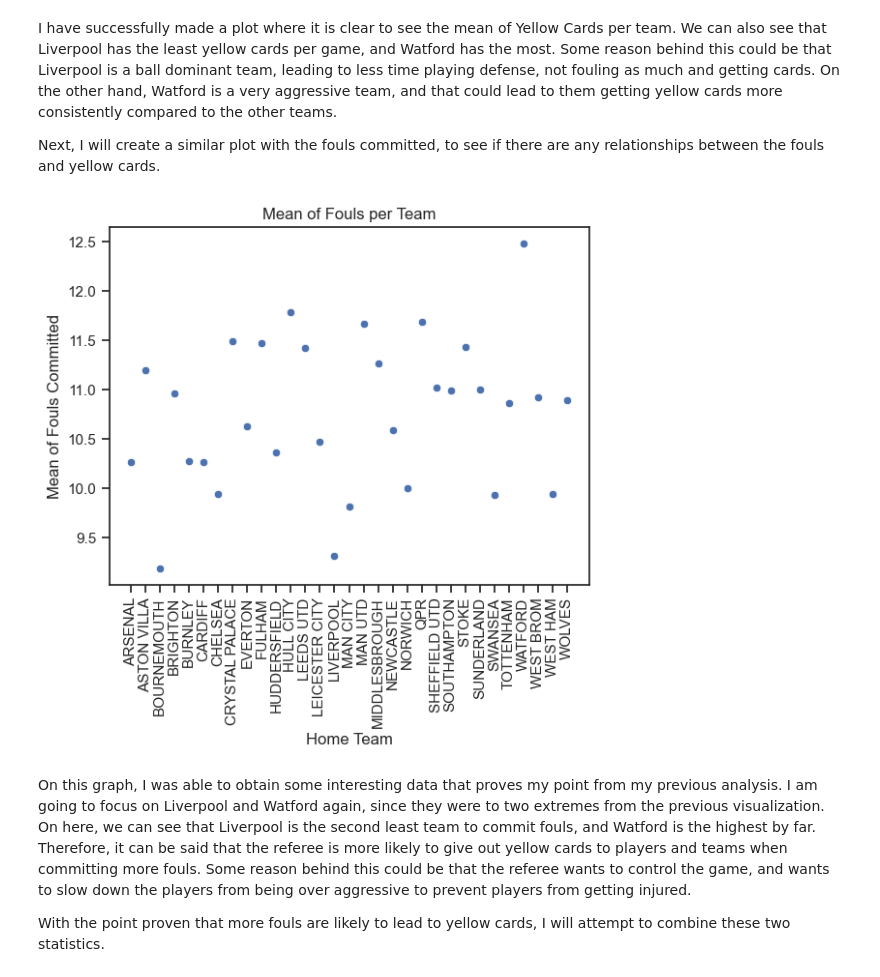
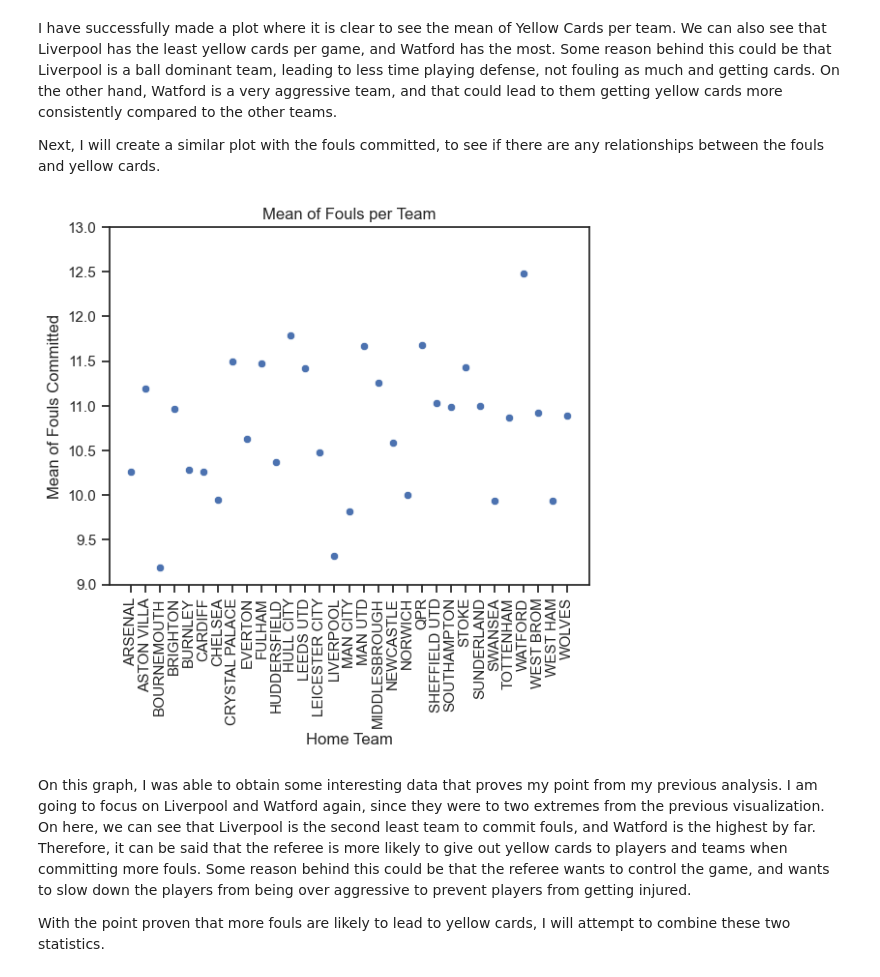
Before and after one commit to ubco-W2022T2-data301/Group14, a Jupyter notebook: analysis/analysis3.ipynb, the cells around one changed output. Saved outputs shown, nothing was run; the diff lists cells and outputs as text; code cells hidden in the pictures.

```diff
--- a/analysis/analysis3.ipynb
+++ b/analysis/analysis3.ipynb
@@ -245,16 +245,16 @@ Next, I will create a similar plot with the fouls committed, to see if there are
 # %%
 mean_team_Fouls = df_subset.groupby('Home Team')['Home Team Fouls'].mean()
 mean_team_Fouls_df = mean_team_Fouls.to_frame().reset_index()
 mean_team_Fouls_df.columns=["Home Team", "mean"]
 sns.scatterplot(x='Home Team', y='mean', data=mean_team_Fouls_df)
 plt.xticks(rotation=90)
 plt.title("Mean of Fouls per Team")
 plt.xlabel("Home Team")
 plt.ylabel("Mean of Fouls Committed")
-#plt.ylim([9,13])
+plt.ylim([9,13])
 plt.show()
 # %% [output]
-[figure, old version]
+[figure, new version]
 # %% [markdown]
 On this graph, I was able to obtain some interesting data that proves my point from my previous analysis. I am going to focus on Liverpool and Watford again, since they were to two extremes from the previous visualization. On here, we can see that Liverpool is the second least team to commit fouls, and Watford is the highest by far. Therefore, it can be said that the referee is more likely to give out yellow cards to players and teams when committing more fouls. Some reason behind this could be that the referee wants to control the game, and wants to slow down the players from being over aggressive to prevent players from getting injured.
 
```
Also changed, not shown: parts of 3 cells of this notebook.
